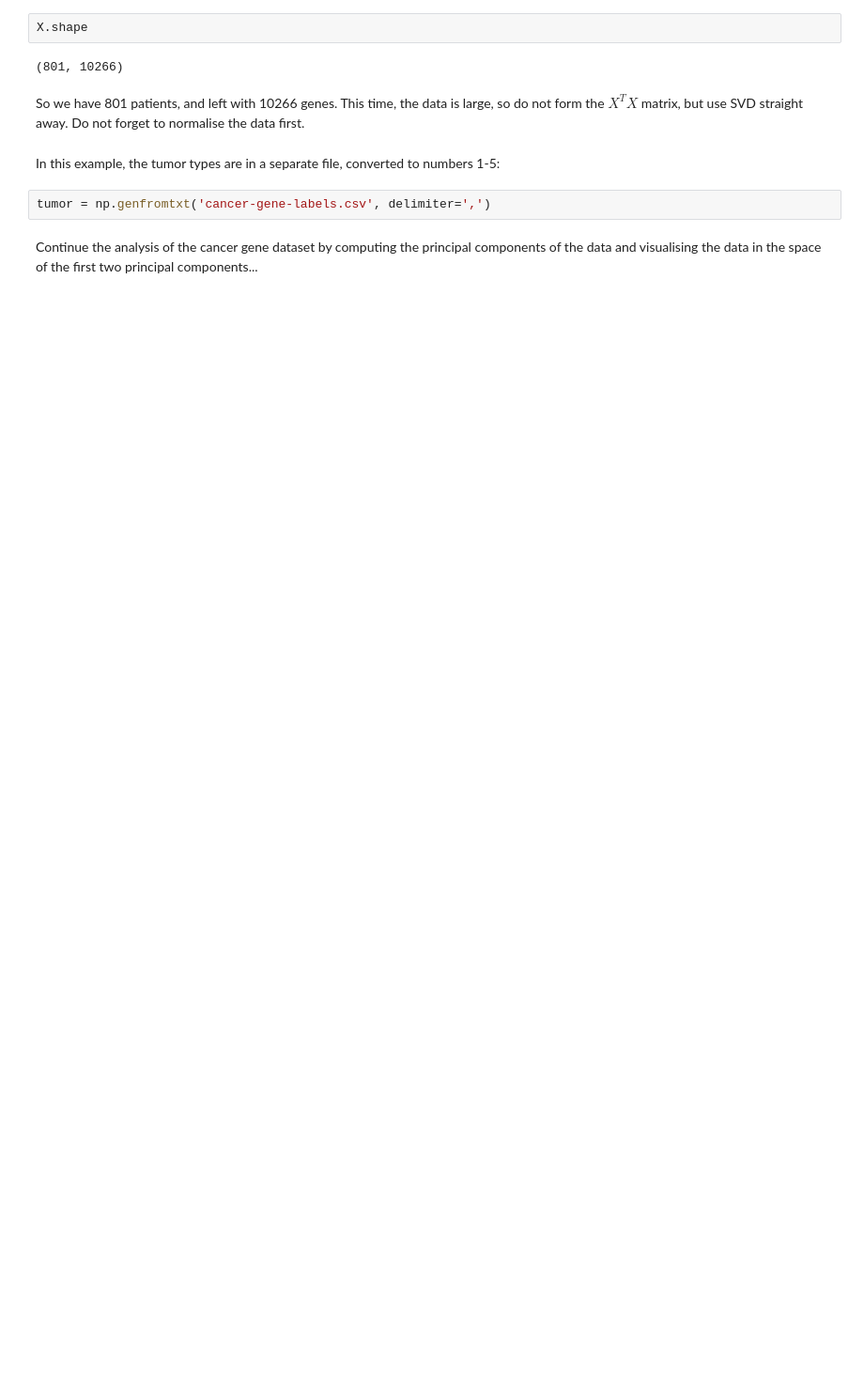
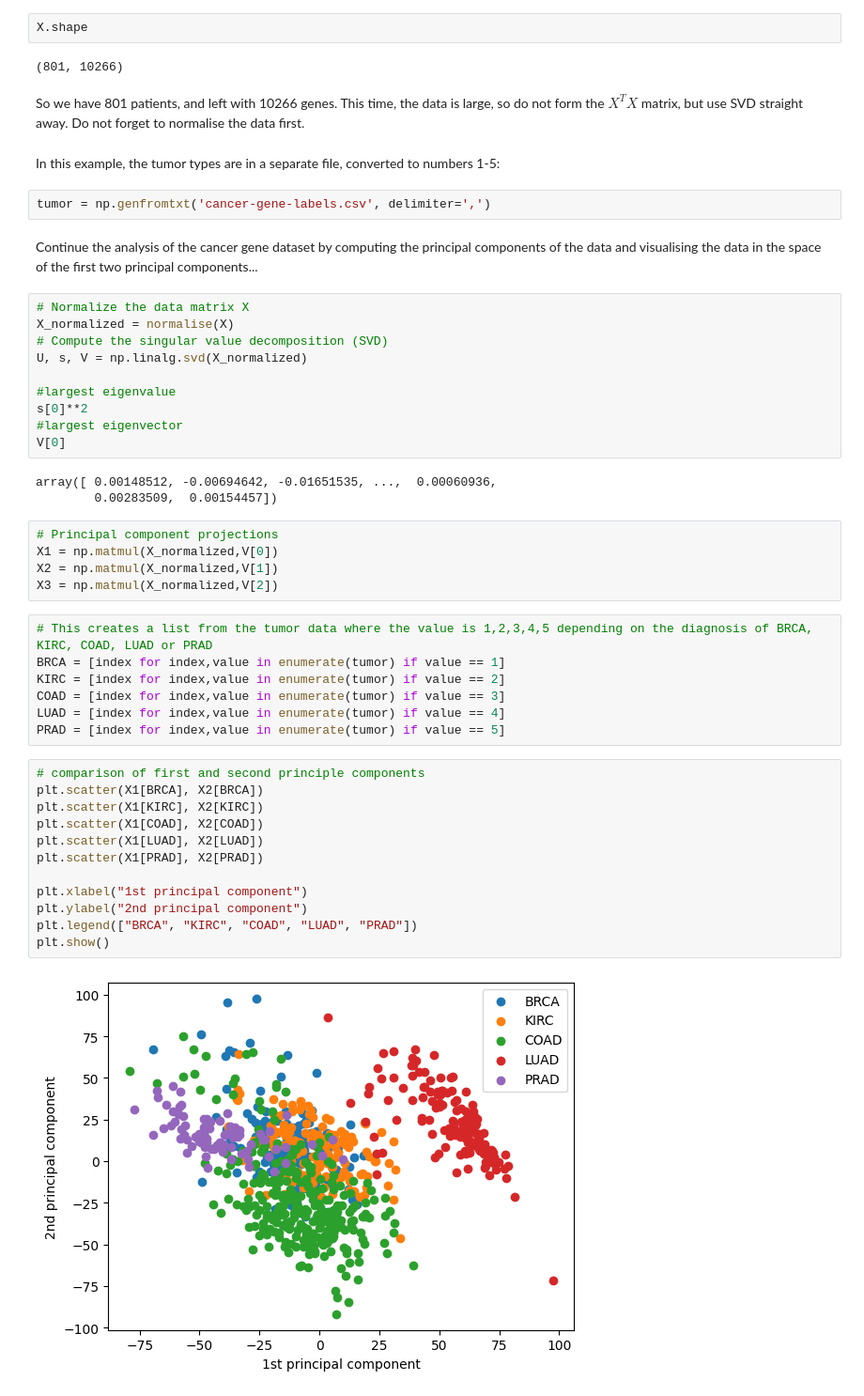
Before and after one commit to RohanDaggar/3m1-Coursework, a Jupyter notebook: 3M1 lab PCA_2024.ipynb, the cells around one changed output. Shown at 94% size. Saved outputs shown, nothing was run; the diff lists cells and outputs as text; blank space fills up the shorter version.

Commit message:
added a PCA analysis for 5 types of tumors

```diff
--- a/3M1 lab PCA_2024.ipynb
+++ b/3M1 lab PCA_2024.ipynb
@@ -307,3 +307,42 @@ In this example, the tumor types are in a separate file, converted to numbers 1-
 tumor = np.genfromtxt('cancer-gene-labels.csv', delimiter=',')
 # %% [markdown]
 Continue the analysis of the cancer gene dataset by computing the principal components of the data and visualising the data in the space of the first two principal components...
+# %%
+# Normalize the data matrix X
+X_normalized = normalise(X)
+# Compute the singular value decomposition (SVD)
+U, s, V = np.linalg.svd(X_normalized)
+
+#largest eigenvalue
+s[0]**2
+#largest eigenvector
+V[0]
+# %% [output]
+array([ 0.00148512, -0.00694642, -0.01651535, ...,  0.00060936,
+        0.00283509,  0.00154457])
+# %%
+# Principal component projections
+X1 = np.matmul(X_normalized,V[0])
+X2 = np.matmul(X_normalized,V[1])
+X3 = np.matmul(X_normalized,V[2])
+# %%
+# This creates a list from the tumor data where the value is 1,2,3,4,5 depending on the diagnosis of BRCA, KIRC, COAD, LUAD or PRAD
+BRCA = [index for index,value in enumerate(tumor) if value == 1]
+KIRC = [index for index,value in enumerate(tumor) if value == 2]
+COAD = [index for index,value in enumerate(tumor) if value == 3]
+LUAD = [index for index,value in enumerate(tumor) if value == 4]
+PRAD = [index for index,value in enumerate(tumor) if value == 5]
+# %%
+# comparison of first and second principle components
+plt.scatter(X1[BRCA], X2[BRCA])
+plt.scatter(X1[KIRC], X2[KIRC])
+plt.scatter(X1[COAD], X2[COAD])
+plt.scatter(X1[LUAD], X2[LUAD])
+plt.scatter(X1[PRAD], X2[PRAD])
+
+plt.xlabel("1st principal component")
+plt.ylabel("2nd principal component")
+plt.legend(["BRCA", "KIRC", "COAD", "LUAD", "PRAD"])
+plt.show()
+# %% [output]
+[figure, added]
```
Also changed, not shown: parts of 7 cells of this notebook.
